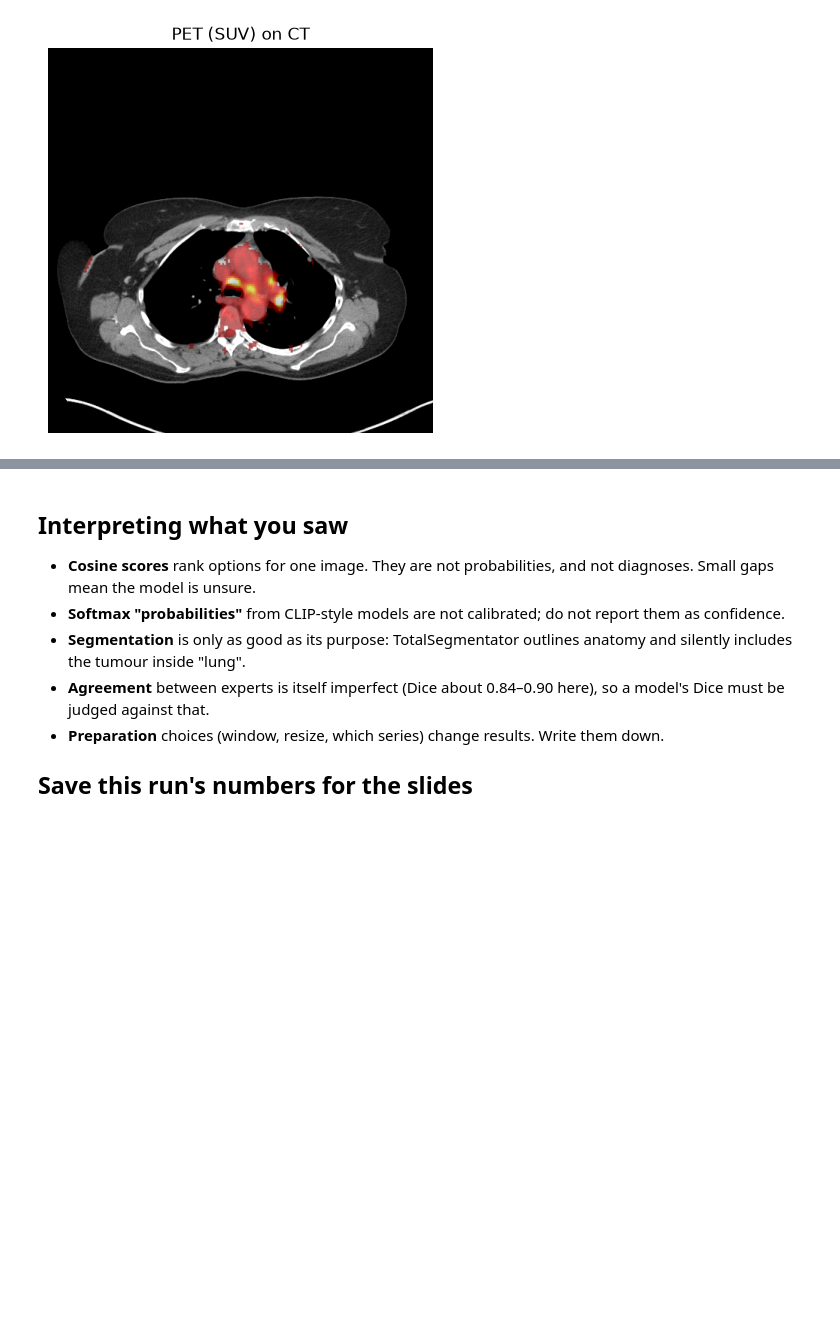
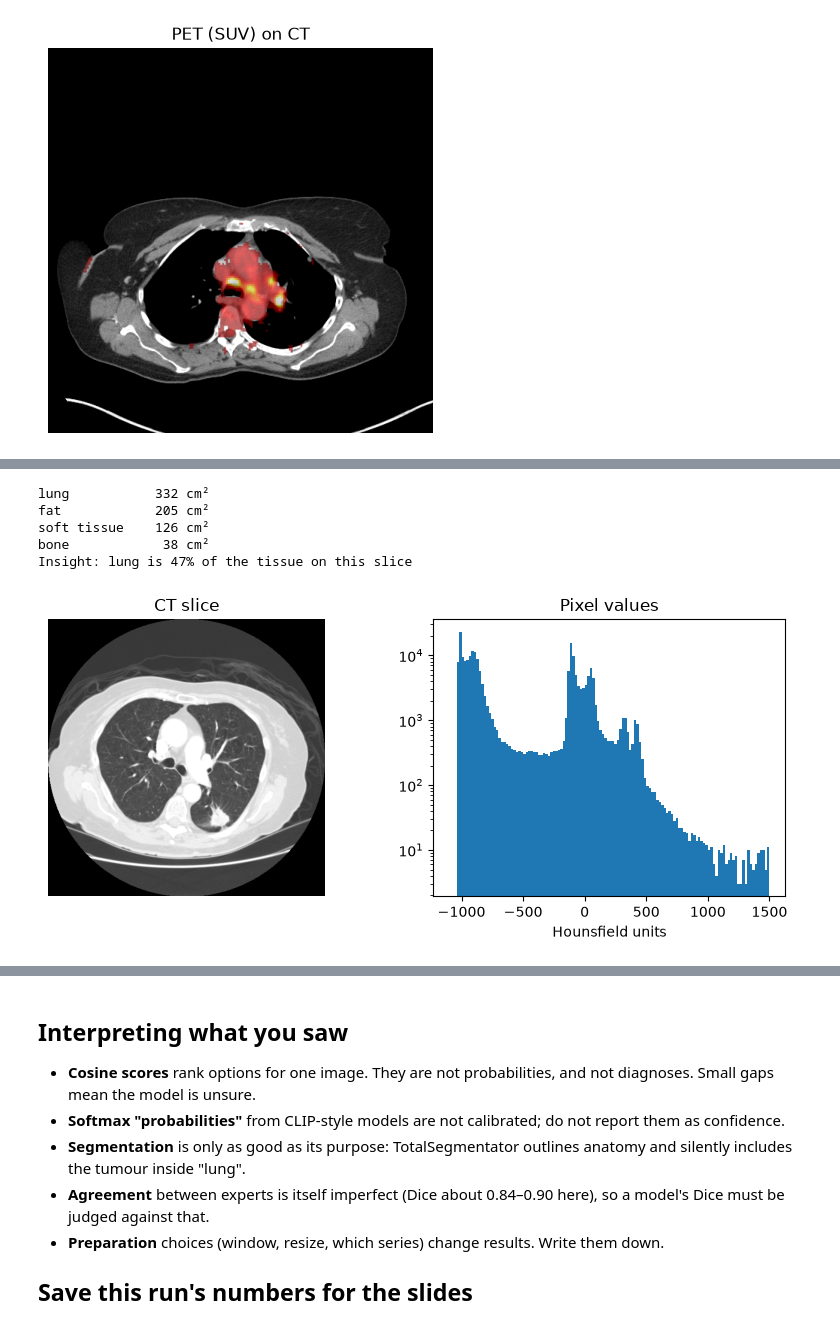
Before and after one commit to TechieTripathi/multimodal-medical-imaging, a Jupyter notebook: notebook/multimodal-medical-imaging.ipynb, the cells around one changed output, grey strips where cells are left out. Cells and saved outputs as stored; diff of their text form; code cells hidden in the pictures; blank space fills up the shorter version.

```diff
--- a/notebook/multimodal-medical-imaging.ipynb
+++ b/notebook/multimodal-medical-imaging.ipynb
@@ -359,0 +437,21 @@ Same frame of reference: True | CT 512 px at 0.802734375 mm; PET 400 px at 2.036
+# %%
+# E1. CT: what tissue is on this slice? Hounsfield units sort the pixels; pixel size gives cm²
+ct = load('ct-lidc-0001.dcm')
+hu = values(ct)
+cm2 = float(ct.PixelSpacing[0]) * float(ct.PixelSpacing[1]) / 100
+bands = {'lung': (-950, -500), 'fat': (-150, -30), 'soft tissue': (-30, 100), 'bone': (300, 3000)}
+area = {k: ((hu >= lo) & (hu < hi)).sum() * cm2 for k, (lo, hi) in bands.items()}
+for k, v in area.items():
+    print(f'{k:12s} {v:5.0f} cm²')
+print(f"Insight: lung is {100 * area['lung'] / sum(area.values()):.0f}% of the tissue on this slice")
+fig, ax = plt.subplots(1, 2, figsize=(10, 3.6))
+ax[0].imshow(np.clip((hu + 1350) / 1500, 0, 1), cmap='gray'); ax[0].set_title('CT slice'); ax[0].axis('off')
+ax[1].hist(hu.ravel(), bins=130, range=(-1100, 1500), log=True); ax[1].set_xlabel('Hounsfield units'); ax[1].set_title('Pixel values')
+show(fig, 'E1_tissue')
+# %% [output]
+lung           332 cm²
+fat            205 cm²
+soft tissue    126 cm²
+bone            38 cm²
+Insight: lung is 47% of the tissue on this slice
+[figure, added]
```
Also changed, not shown: parts of 7 cells of this notebook, 18 other files.
